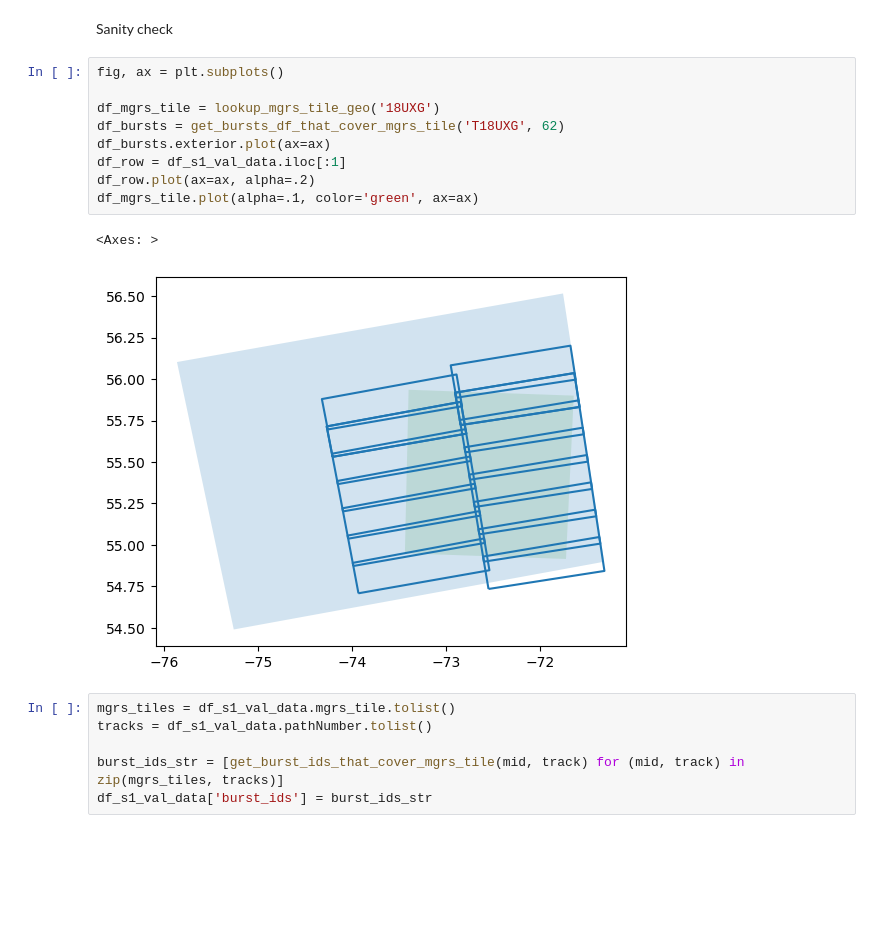
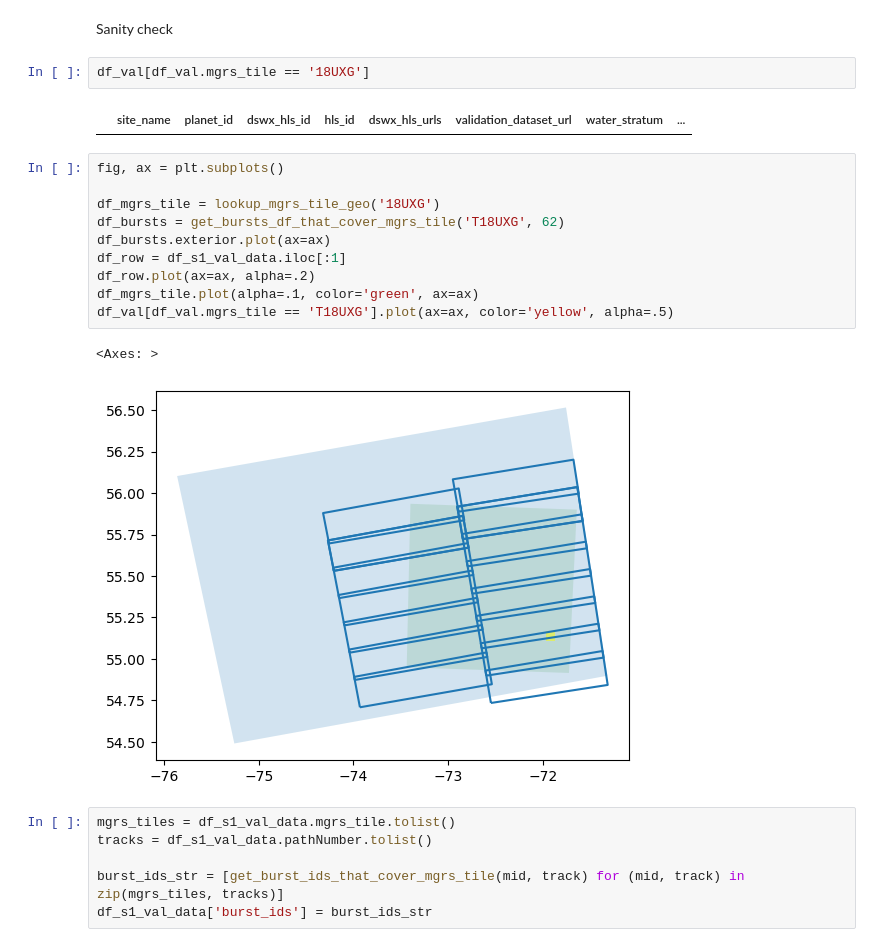
Before and after one commit to OPERA-Cal-Val/dswx-sar-acq-selection, a Jupyter notebook: Viewing Sentinel-1 Acquisitions over Validation Areas.ipynb, the cells around one changed output. Saved outputs shown, nothing was run; the diff lists cells and outputs as text; blank space fills up the shorter version.

Commit message:
include plot of val site

```diff
--- a/Viewing Sentinel-1 Acquisitions over Validation Areas.ipynb
+++ b/Viewing Sentinel-1 Acquisitions over Validation Areas.ipynb
@@ -287,18 +287,23 @@ def get_burst_ids_that_cover_mgrs_tile(mgrs_tile_id: str, track: int) -> str:
     return ' '.join(df_bursts.burst_id_jpl.tolist())
 # %% [markdown]
 Sanity check
+# %%
+df_val[df_val.mgrs_tile == '18UXG']
+# %% [output]
+|  | site_name | planet_id | dswx_hls_id | hls_id | dswx_hls_urls | validation_dataset_url | water_stratum | ... |
 # %%
 fig, ax = plt.subplots()
 
 df_mgrs_tile = lookup_mgrs_tile_geo('18UXG')
 df_bursts = get_bursts_df_that_cover_mgrs_tile('T18UXG', 62)
 df_bursts.exterior.plot(ax=ax)
 df_row = df_s1_val_data.iloc[:1]
 df_row.plot(ax=ax, alpha=.2)
 df_mgrs_tile.plot(alpha=.1, color='green', ax=ax)
+df_val[df_val.mgrs_tile == 'T18UXG'].plot(ax=ax, color='yellow', alpha=.5)
 # %% [output]
 <Axes: >
-[figure, old version]
+[figure, new version]
 # %%
 mgrs_tiles = df_s1_val_data.mgrs_tile.tolist()
 tracks = df_s1_val_data.pathNumber.tolist()
```
